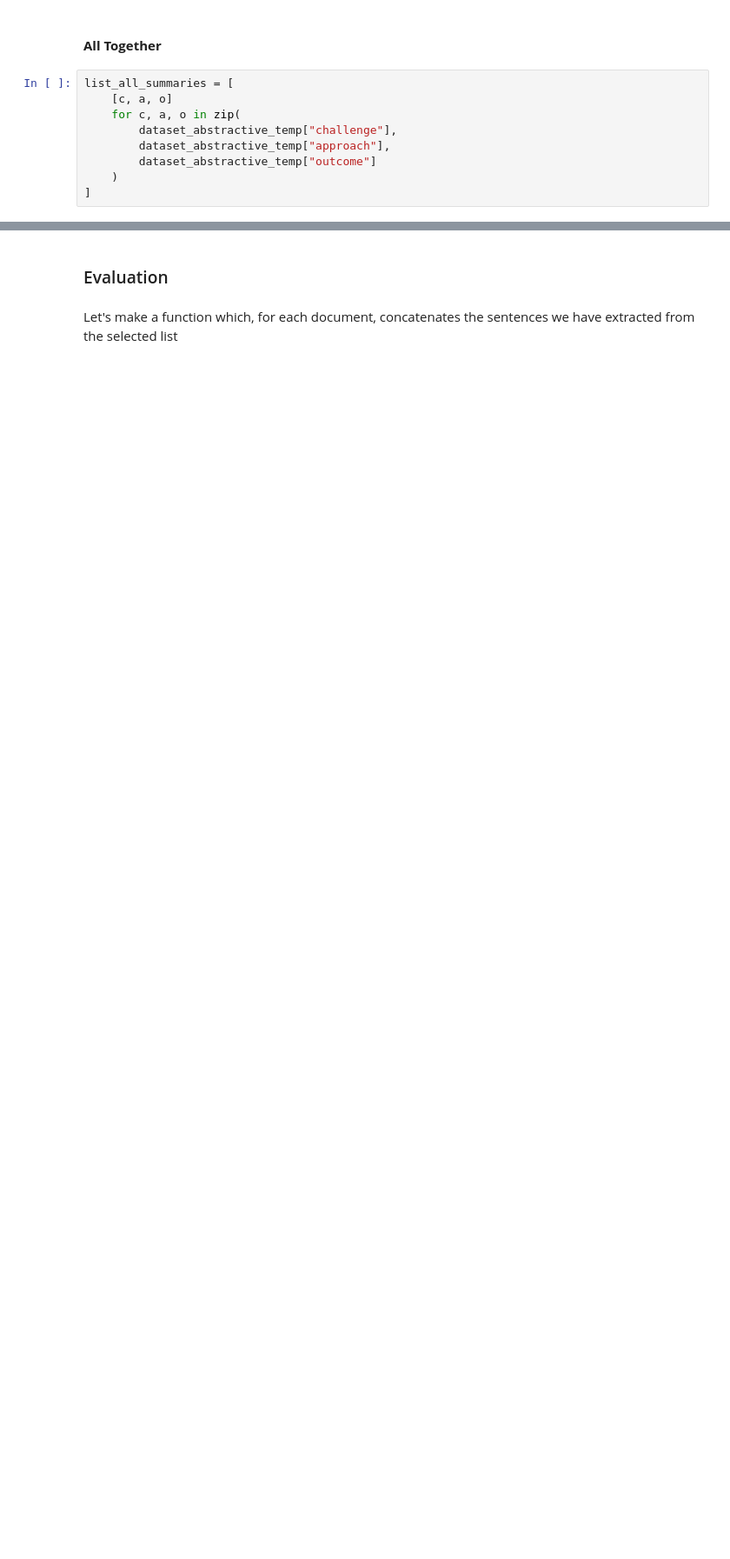
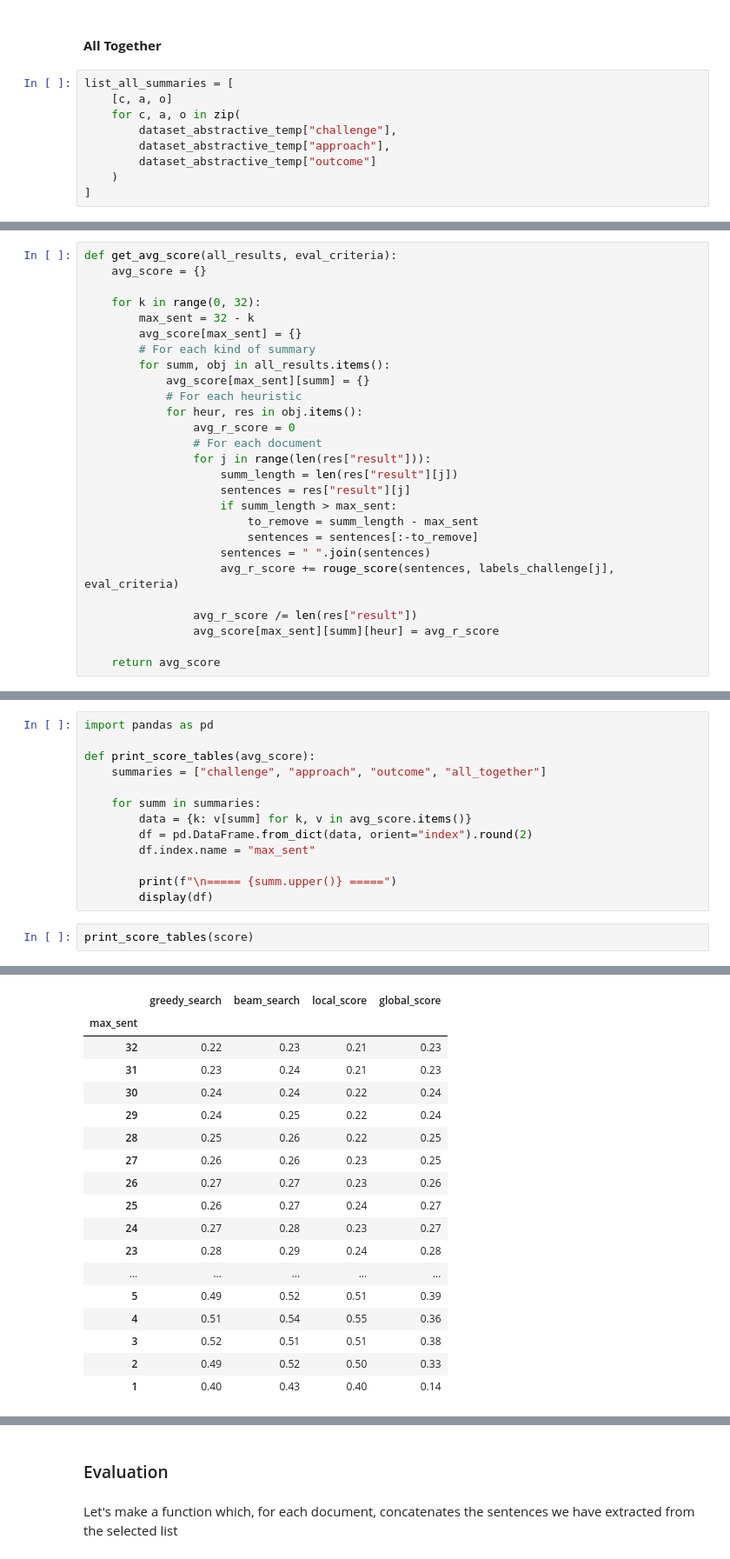
Before and after one commit to fedemarchits/Extractive-Summarization-with-LLMs-and-Heuristics, a Jupyter notebook: TrackB.ipynb, the cells around one changed output, grey strips where cells are left out. Shown at 87% size. Drawn from its saved outputs; the diff is of its cells as text; blank space fills up the shorter version.

```diff
--- a/TrackB.ipynb
+++ b/TrackB.ipynb
@@ -322,0 +337,27 @@ TODO
+# %%
+def get_avg_score(all_results, eval_criteria):
+    avg_score = {}
+
+    for k in range(0, 32):
+        max_sent = 32 - k
+        avg_score[max_sent] = {}
+        # For each kind of summary
+        for summ, obj in all_results.items():
+            avg_score[max_sent][summ] = {}
+            # For each heuristic
+            for heur, res in obj.items():
+                avg_r_score = 0
+                # For each document
+                for j in range(len(res["result"])):
+                    summ_length = len(res["result"][j])
+                    sentences = res["result"][j]
+                    if summ_length > max_sent:
+                        to_remove = summ_length - max_sent
+                        sentences = sentences[:-to_remove]
+                    sentences = " ".join(sentences)
+                    avg_r_score += rouge_score(sentences, labels_challenge[j], eval_criteria)
+
+                avg_r_score /= len(res["result"])
+                avg_score[max_sent][summ][heur] = avg_r_score
+
+    return avg_score
@@ -322,0 +366,16 @@ TODO
+# %%
+import pandas as pd
+
+def print_score_tables(avg_score):
+    summaries = ["challenge", "approach", "outcome", "all_together"]
+
+    for summ in summaries:
+        data = {k: v[summ] for k, v in avg_score.items()}
+        df = pd.DataFrame.from_dict(data, orient="index").round(2)
+        df.index.name = "max_sent"
+
+        print(f"\n===== {summ.upper()} =====")
+        display(df)
+# %%
+print_score_tables(score)
+# %% [output]
@@ -322,0 +383,18 @@ TODO
+|  | greedy_search | beam_search | local_score | global_score |
+| max_sent |  |  |  |  |
+| 32 | 0.22 | 0.23 | 0.21 | 0.23 |
+| 31 | 0.23 | 0.24 | 0.21 | 0.23 |
+| 30 | 0.24 | 0.24 | 0.22 | 0.24 |
+| 29 | 0.24 | 0.25 | 0.22 | 0.24 |
+| 28 | 0.25 | 0.26 | 0.22 | 0.25 |
+| 27 | 0.26 | 0.26 | 0.23 | 0.25 |
+| 26 | 0.27 | 0.27 | 0.23 | 0.26 |
+| 25 | 0.26 | 0.27 | 0.24 | 0.27 |
+| 24 | 0.27 | 0.28 | 0.23 | 0.27 |
+| 23 | 0.28 | 0.29 | 0.24 | 0.28 |
+| ... | ... | ... | ... | ... |
+| 5 | 0.49 | 0.52 | 0.51 | 0.39 |
+| 4 | 0.51 | 0.54 | 0.55 | 0.36 |
+| 3 | 0.52 | 0.51 | 0.51 | 0.38 |
+| 2 | 0.49 | 0.52 | 0.50 | 0.33 |
+| 1 | 0.40 | 0.43 | 0.40 | 0.14 |
```
Also changed, not shown: parts of 19 cells of this notebook.
